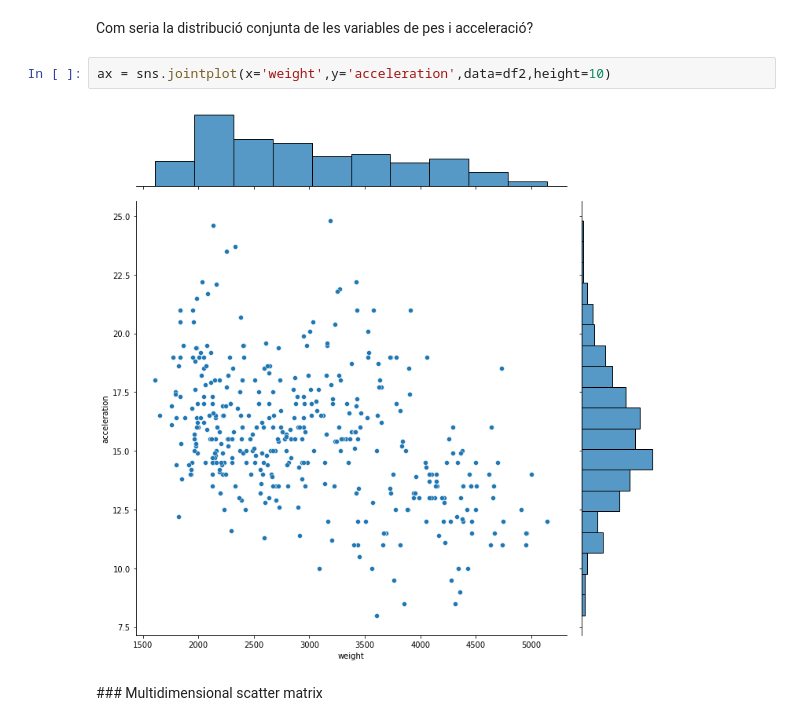
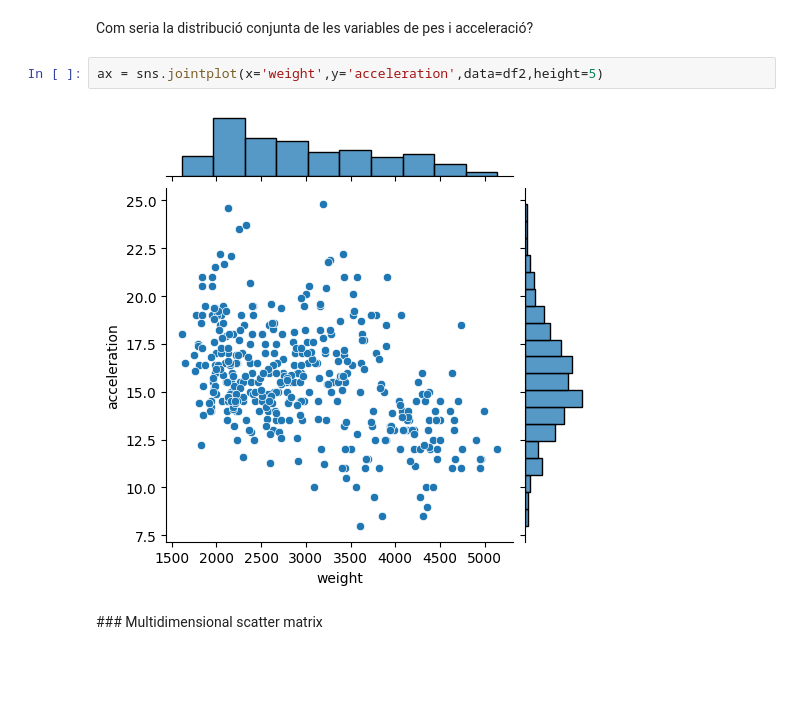
Before and after one commit to raulbenitez/introAI_ICE, a Jupyter notebook: Tema1_Exploració_dades.ipynb, the cells around one changed output. Drawn from its saved outputs; the diff is of its cells as text; blank space fills up the shorter version.

```diff
--- a/Tema1_Exploració_dades.ipynb
+++ b/Tema1_Exploració_dades.ipynb
@@ -812,9 +823,9 @@ plt.axvline(media_weight+std_weight, color="r", linestyle="-");
 # %% [markdown]
 Com seria la distribució conjunta de les variables de pes i acceleració?
 # %%
-ax = sns.jointplot(x='weight',y='acceleration',data=df2,height=10)
+ax = sns.jointplot(x='weight',y='acceleration',data=df2,height=5)
 # %% [output]
-[figure, old version]
+[figure, new version]
 # %% [markdown]
 ### Multidimensional scatter matrix
 # %% [markdown]
```
Also changed, not shown: parts of 22 cells of this notebook.
